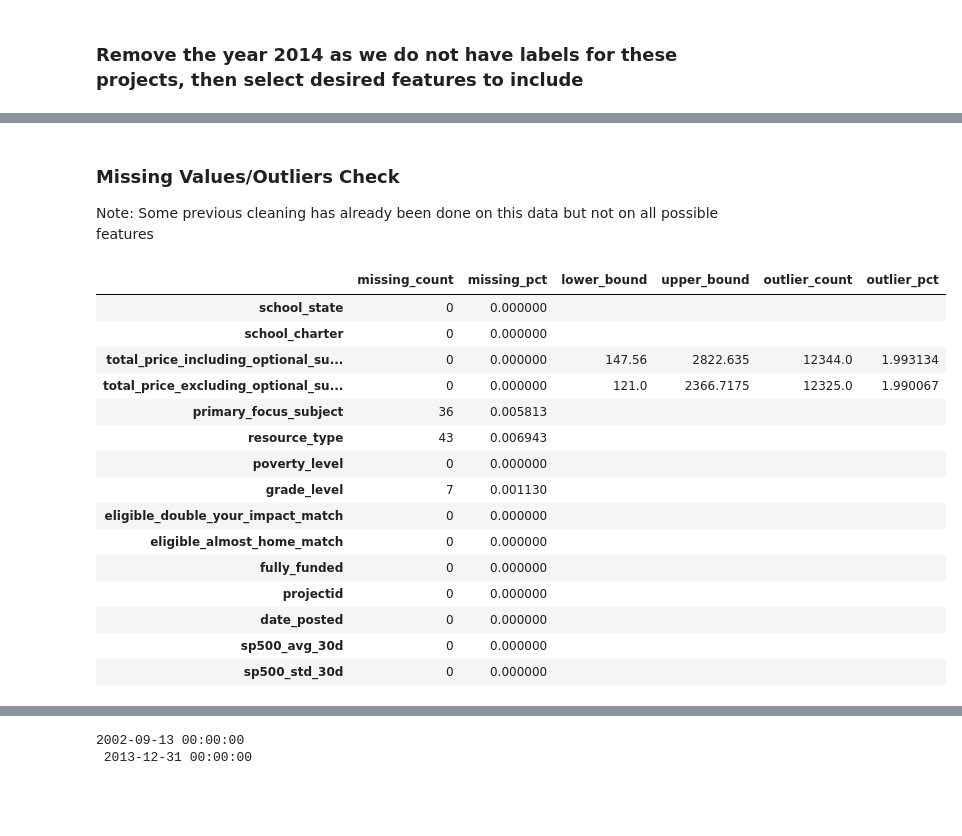
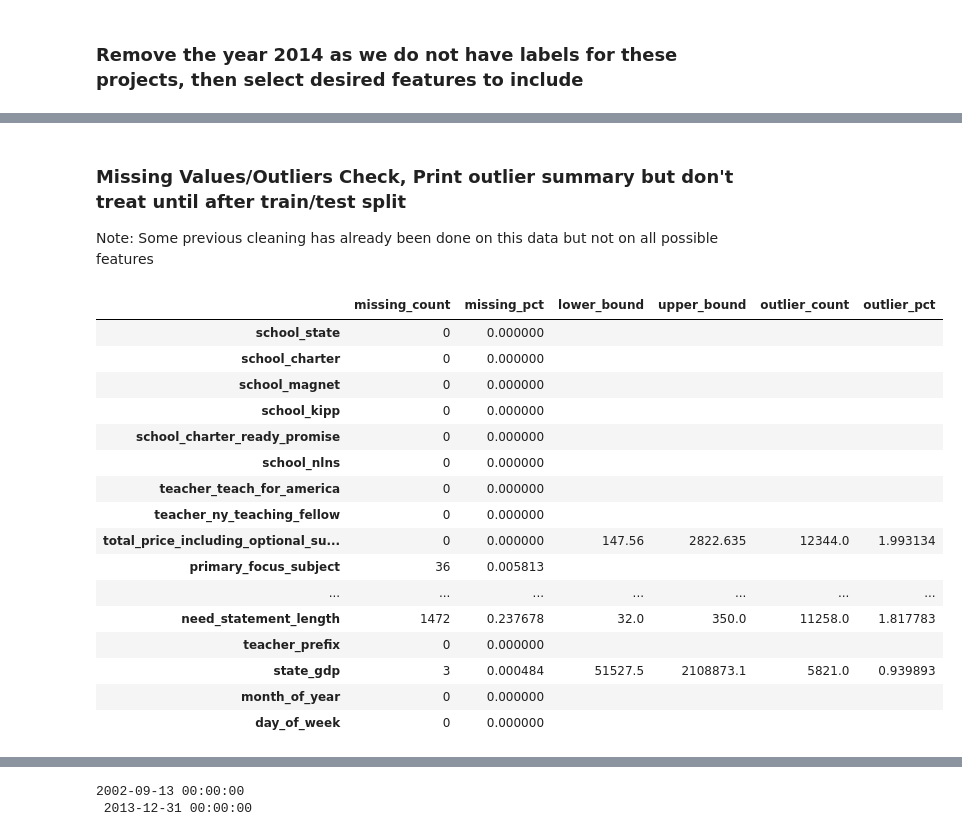
Before and after one commit to aspirou55/DonorsChoose, a Jupyter notebook: ClassificationModels_DonorsChoose.ipynb, the cells around one changed output, grey strips where cells are left out. Drawn from its saved outputs; the diff is of its cells as text; code cells hidden in the pictures; blank space fills up the shorter version.

```diff
--- a/ClassificationModels_DonorsChoose.ipynb
+++ b/ClassificationModels_DonorsChoose.ipynb
@@ -66,21 +77,35 @@ df = df[df['date_posted'] < pd.Timestamp('2014-01-01')]
 
 # Define columns to keep
 selected_columns = [
-    'school_state',  # renamed as 'state'
+    'school_state',
     'school_charter',
+    'school_magnet',
+    'school_kipp',
+    'school_charter_ready_promise',
+    'school_nlns',
+    'teacher_teach_for_america',
+    'teacher_ny_teaching_fellow',
     'total_price_including_optional_support',
-    'total_price_excluding_optional_support',
     'primary_focus_subject',
     'resource_type',
     'poverty_level',
     'grade_level',
     'eligible_double_your_impact_match',
     'eligible_almost_home_match',
-    'fully_funded',           # label (will rename to is_fully_funded)
-    'projectid',              # keep for reference (not ML input)
-    'date_posted',             # keep for date-based split (not ML input)
+    'fully_funded',           # label (gets remapped below so that fully_funded = 1 means a project was not funded and fully_funded = 0 means it was funded)
+    'projectid',              # keep for row ID reference (not ML input) ***Rows are defined by unique projectid + date_posted combinations***
+    'date_posted',            # keep for date-based split (not ML input)
     'sp500_avg_30d',
-    'sp500_std_30d'
+    'sp500_std_30d',
+    'essay_length',
+    'total_item_quantity',
+    'num_items',
+    'total_item_cost',
+    'need_statement_length',
+    'teacher_prefix',
+    'state_gdp',
+    'month_of_year',
+    'day_of_week'
 ]
 
 df_filtered = df[selected_columns]
@@ -98,51 +124,59 @@ Filtered data shape: (619326, 15)
 # %% [markdown]
-### Missing Values/Outliers Check
+### Missing Values/Outliers Check, Print outlier summary but don't treat until after train/test split
 Note: Some previous cleaning has already been done on this data but not on all possible features
 # %%
 # Columns to check for outliers
-price_cols = [
+numeric_cols = [
     'total_price_including_optional_support',
-    'total_price_excluding_optional_support'
+    'sp500_avg_30d',
+    'sp500_std_30d',
+    'essay_length',
+    'total_item_quantity',
+    'num_items',
+    'total_item_cost',
+    'need_statement_length',
+    'state_gdp'
 ]
 
 # NaN summary
 nan_summary = df_filtered.isna().sum().to_frame(name='missing_count')
 nan_summary['missing_pct'] = (nan_summary['missing_count'] / len(df_filtered)) * 100
 
 # Outlier summary for the two price columns
 outlier_summary = pd.DataFrame(columns=['lower_bound', 'upper_bound', 'outlier_count', 'outlier_pct'])
 
-for col in price_cols:
+for col in numeric_cols:
     lower = df_filtered[col].quantile(0.01)
     upper = df_filtered[col].quantile(0.99)
     outlier_mask = (df_filtered[col] < lower) | (df_filtered[col] > upper)
     outlier_count = outlier_mask.sum()
     outlier_pct = outlier_count / len(df_filtered) * 100
 
     outlier_summary.loc[col] = [lower, upper, outlier_count, outlier_pct]
 
 # Combine both summaries
 summary_report = nan_summary.copy()
 summary_report[['lower_bound', 'upper_bound', 'outlier_count', 'outlier_pct']] = outlier_summary
 
 # Show full report
 summary_report.fillna('', inplace=True)
 summary_report
 # %% [output]
 |  | missing_count | missing_pct | lower_bound | upper_bound | outlier_count | outlier_pct |
 | school_state | 0 | 0.000000 |  |  |  |  |
 | school_charter | 0 | 0.000000 |  |  |  |  |
+| school_magnet | 0 | 0.000000 |  |  |  |  |
+| school_kipp | 0 | 0.000000 |  |  |  |  |
+| school_charter_ready_promise | 0 | 0.000000 |  |  |  |  |
+| school_nlns | 0 | 0.000000 |  |  |  |  |
+| teacher_teach_for_america | 0 | 0.000000 |  |  |  |  |
+| teacher_ny_teaching_fellow | 0 | 0.000000 |  |  |  |  |
 | total_price_including_optional_su... | 0 | 0.000000 | 147.56 | 2822.635 | 12344.0 | 1.993134 |
-| total_price_excluding_optional_su... | 0 | 0.000000 | 121.0 | 2366.7175 | 12325.0 | 1.990067 |
 | primary_focus_subject | 36 | 0.005813 |  |  |  |  |
-| resource_type | 43 | 0.006943 |  |  |  |  |
-| poverty_level | 0 | 0.000000 |  |  |  |  |
-| grade_level | 7 | 0.001130 |  |  |  |  |
-| eligible_double_your_impact_match | 0 | 0.000000 |  |  |  |  |
-| eligible_almost_home_match | 0 | 0.000000 |  |  |  |  |
-| fully_funded | 0 | 0.000000 |  |  |  |  |
-| projectid | 0 | 0.000000 |  |  |  |  |
-| date_posted | 0 | 0.000000 |  |  |  |  |
-| sp500_avg_30d | 0 | 0.000000 |  |  |  |  |
-| sp500_std_30d | 0 | 0.000000 |  |  |  |  |
+| ... | ... | ... | ... | ... | ... | ... |
+| need_statement_length | 1472 | 0.237678 | 32.0 | 350.0 | 11258.0 | 1.817783 |
+| teacher_prefix | 0 | 0.000000 |  |  |  |  |
+| state_gdp | 3 | 0.000484 | 51527.5 | 2108873.1 | 5821.0 | 0.939893 |
+| month_of_year | 0 | 0.000000 |  |  |  |  |
+| day_of_week | 0 | 0.000000 |  |  |  |  |
 # %%
```
Also changed, not shown: parts of 37 cells of this notebook.
